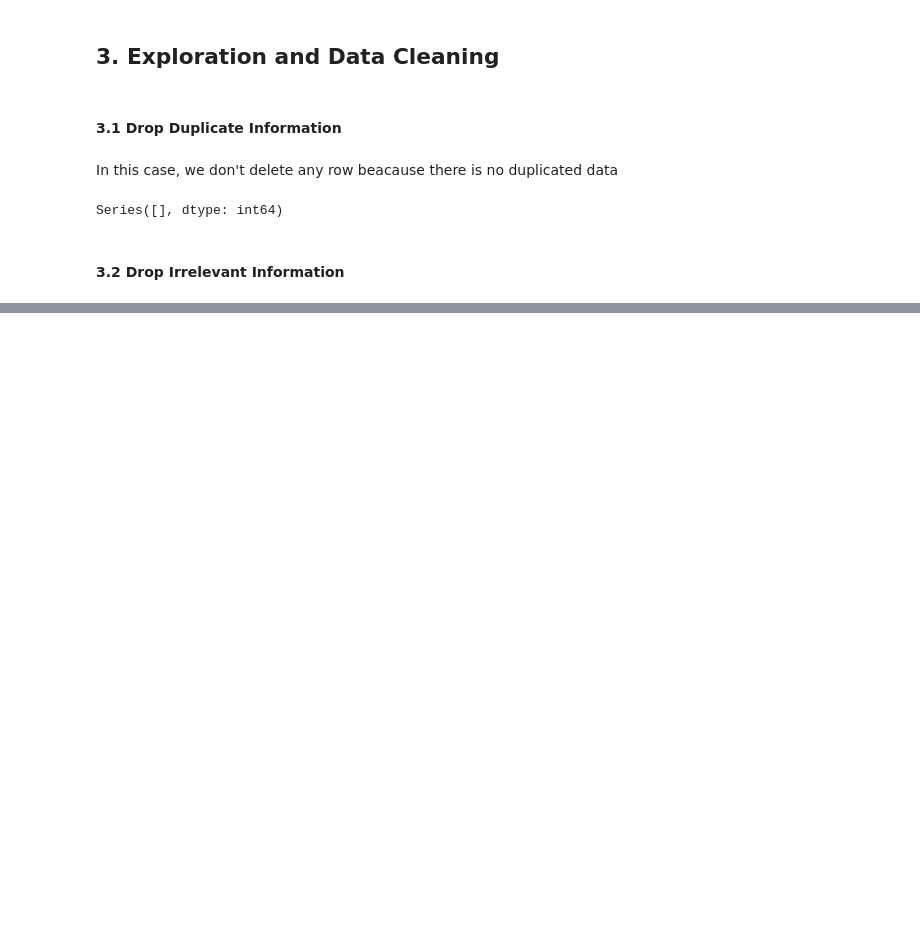
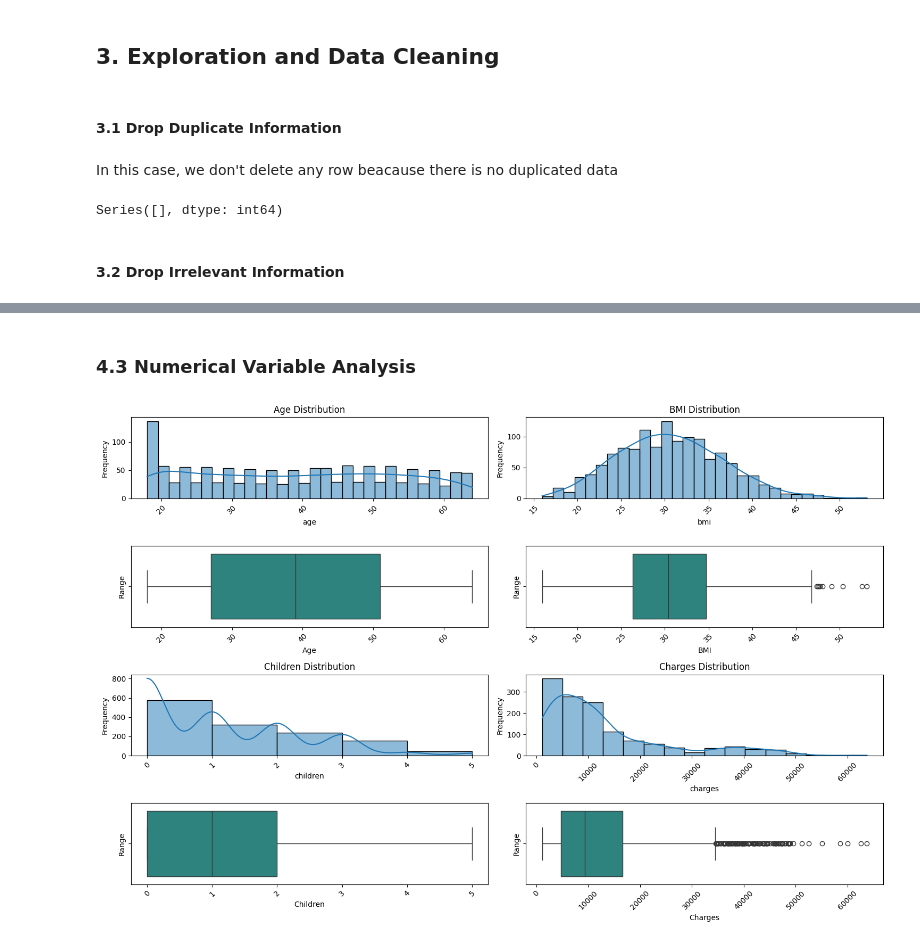
Before and after one commit to 4GeeksAcademy/danielpaez-dev-linear-regression, a Jupyter notebook: src/explore.ipynb, the cells around one changed output, grey strips where cells are left out. Drawn from its saved outputs; the diff is of its cells as text; code cells hidden in the pictures; blank space fills up the shorter version.

```diff
--- a/src/explore.ipynb
+++ b/src/explore.ipynb
@@ -98,0 +176,73 @@ Series([], dtype: int64)
+# %% [markdown]
+### 4.3 Numerical Variable Analysis <a id='c4-3'></a>
+# %%
+fig, axes = plt.subplots(4, 2, figsize=(15, 10))
+
+#['age', 'bmi', 'children', 'charges']
+# --- Plot for 'age' (Row 0, Column 0) ---
+sns.histplot(
+    data=total_data, x="age", kde=True, bins=30, ax=axes[0, 0], palette="viridis"
+)
+axes[0, 0].set_title("Age Distribution", fontsize=12)
+axes[0, 0].set_ylabel("Frequency", fontsize=10)
+axes[0, 0].tick_params(axis="x", rotation=45)
+
+# Boxplot for 'age'
+sns.boxplot(data=total_data, x="age", ax=axes[1, 0], palette="viridis")
+axes[1, 0].set_ylabel("Range", fontsize=10)
+axes[1, 0].set_xlabel("Age", fontsize=10)
+axes[1, 0].tick_params(axis="y", labelleft=False)
+axes[1, 0].tick_params(axis="x", rotation=45)
+
+
+# --- Plot for 'bmi' (Row 0, Column 1) ---
+sns.histplot(
+    data=total_data, x="bmi", kde=True, bins=30, ax=axes[0, 1], palette="viridis"
+)
+axes[0, 1].set_title("BMI Distribution", fontsize=12)
+axes[0, 1].set_ylabel("Frequency", fontsize=10)
+axes[0, 1].tick_params(axis="x", rotation=45)
+
+# Boxplot for 'bmi'
+sns.boxplot(data=total_data, x="bmi", ax=axes[1, 1], palette="viridis")
+axes[1, 1].set_ylabel("Range", fontsize=10)
+axes[1, 1].set_xlabel("BMI", fontsize=10)
+axes[1, 1].tick_params(axis="y", labelleft=False)
+axes[1, 1].tick_params(axis="x", rotation=45)
+
+
+# --- Plot for 'children' (Row 1, Column 0) ---
+sns.histplot(
+    data=total_data, x="children", kde=True, bins=5, ax=axes[2, 0], palette="viridis"
+)
+axes[2, 0].set_title("Children Distribution", fontsize=12)
+axes[2, 0].set_ylabel("Frequency", fontsize=10)
+axes[2, 0].tick_params(axis="x", rotation=45)
+
+# Boxplot for 'children'
+sns.boxplot(data=total_data, x="children", ax=axes[3, 0], palette="viridis")
+axes[3, 0].set_ylabel("Range", fontsize=10)
+axes[3, 0].set_xlabel("Children", fontsize=10)
+axes[3, 0].tick_params(axis="y", labelleft=False)
+axes[3, 0].tick_params(axis="x", rotation=45)
+
+
+# --- Plot for 'charges' (Row 1, Column 1) ---
+sns.histplot(
+    data=total_data, x="charges", kde=True, bins=16, ax=axes[2, 1], palette="viridis"
+)
+axes[2, 1].set_title("Charges Distribution", fontsize=12)
+axes[2, 1].set_ylabel("Frequency", fontsize=10)
+axes[2, 1].tick_params(axis="x", rotation=45)
+
+# Boxplot for 'charges'
+sns.boxplot(data=total_data, x="charges", ax=axes[3, 1], palette="viridis")
+axes[3, 1].set_ylabel("Range", fontsize=10)
+axes[3, 1].set_xlabel("Charges", fontsize=10)
+axes[3, 1].tick_params(axis="y", labelleft=False)
+axes[3, 1].tick_params(axis="x", rotation=45)
+
+plt.tight_layout()
+plt.show()
+# %% [output]
+[figure, added]
```
Also changed, not shown: parts of 11 cells of this notebook.
